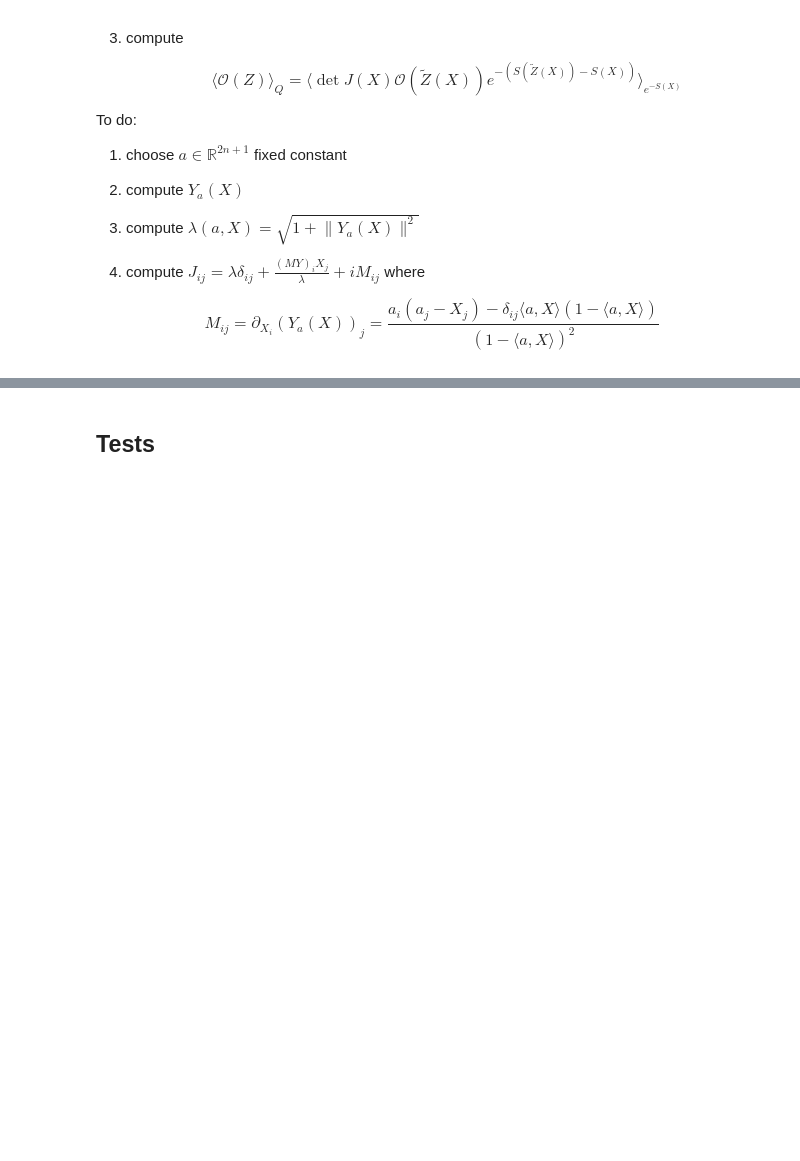
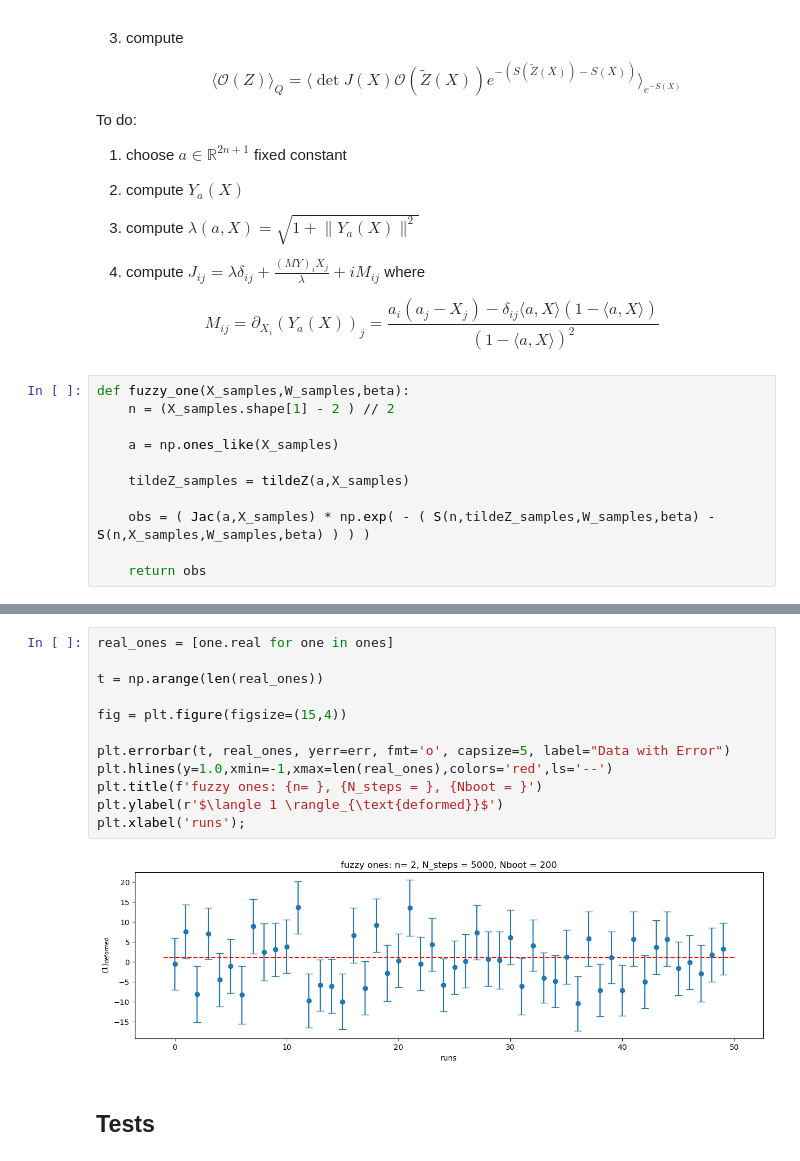
Before and after one commit to dHuberYoumans/CPNStN, a Jupyter notebook: toy_model/toy_model.ipynb, the cells around one changed output, grey strips where cells are left out. Saved outputs shown, nothing was run; the diff lists cells and outputs as text; blank space fills up the shorter version.

Commit message:
toy model: fuzzy one
added errorbars, progressbar, Jacobian should work

```diff
--- a/toy_model/toy_model.ipynb
+++ b/toy_model/toy_model.ipynb
@@ -401,5 +404,16 @@ To do:
 4. compute $J_{ij} = \lambda \delta_{ij} + \frac{(M Y)_i X_j}{\lambda} + i M_{ij}$ where
 
 $$M_{ij} = \partial_{X_i}(Y_a(X))_j = \frac{a_i(a_j - X_j) - \delta_{ij} \langle a, X\rangle (1 - \langle a, X\rangle )}{(1 - \langle a, X\rangle)^2}$$
+# %%
+def fuzzy_one(X_samples,W_samples,beta):
+    n = (X_samples.shape[1] - 2 ) // 2
+
+    a = np.ones_like(X_samples)
+
+    tildeZ_samples = tildeZ(a,X_samples)
+
+    obs = ( Jac(a,X_samples) * np.exp( - ( S(n,tildeZ_samples,W_samples,beta) - S(n,X_samples,W_samples,beta) ) ) )
+
+    return obs
 # %%
 n = 2
@@ -438,3 +467,17 @@ obs.std() / np.sqrt(len(X_samples)) = 0.011309764779520863
+# %%
+real_ones = [one.real for one in ones]
+
+t = np.arange(len(real_ones))
+
+fig = plt.figure(figsize=(15,4))
+
+plt.errorbar(t, real_ones, yerr=err, fmt='o', capsize=5, label="Data with Error")
+plt.hlines(y=1.0,xmin=-1,xmax=len(real_ones),colors='red',ls='--')
+plt.title(f'fuzzy ones: {n= }, {N_steps = }, {Nboot = }')
+plt.ylabel(r'$\langle 1 \rangle_{\text{deformed}}$')
+plt.xlabel('runs');
+# %% [output]
+[figure, added]
 # %% [markdown]
 ## Tests
 # %%
```
Also changed, not shown: parts of 3 cells of this notebook.
